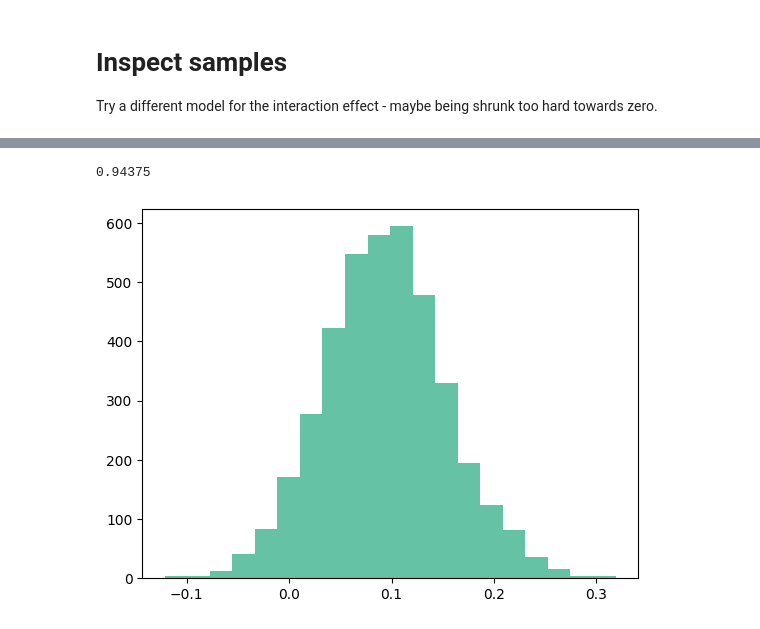
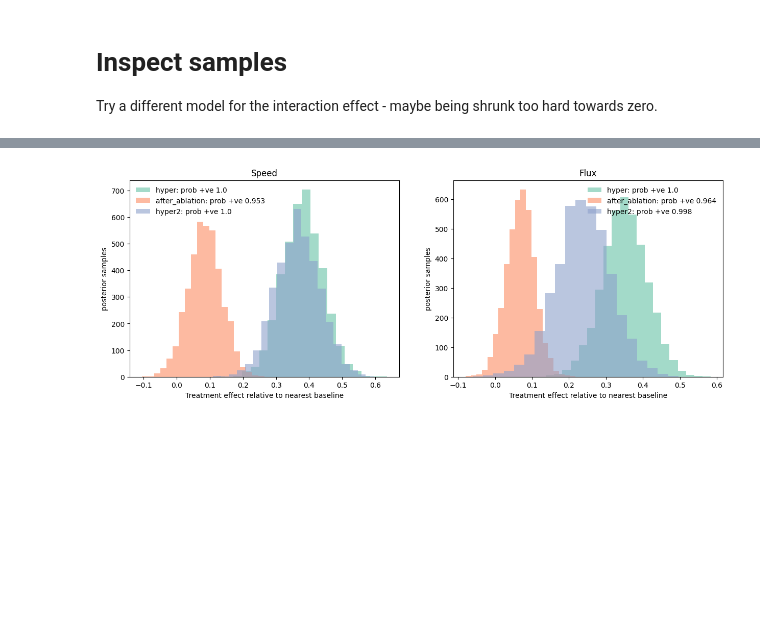
Before and after one commit to teddygroves/sphincter, a Jupyter notebook: sphincter/flow.ipynb, the cells around one changed output, grey strips where cells are left out. Cells and saved outputs as stored; diff of their text form; code cells hidden in the pictures; blank space fills up the shorter version.

```diff
--- a/sphincter/flow.ipynb
+++ b/sphincter/flow.ipynb
@@ -194,0 +200,11 @@ az.plot_forest(
+# %%
+f, ax = plt.subplots(figsize=[8, 10], sharex=True)
+az.plot_forest(
+    [idatas["flow-big-flux"], idatas["flow-big-speed"]],
+    model_names=["flux model", "speed model"],
+    ax=ax,
+    combined=True,
+    var_names=["a_vessel_type_treatment"],
+);
+ax.set(title="Vessel type:treatment interaction parameters in the flux and speed models", xlabel="Parameter value (standardised units)");
+f.savefig(os.path.join(PLOTS_DIR, f"flow-interaction-parameters.png"), bbox_inches="tight")
@@ -195,5 +213,11 @@ az.plot_forest(
 # %%
-t = idata.posterior["mu"].sel(age="adult") - idata.posterior["mu"].sel(age="old")
+f, axes = plt.subplots(1, 2, figsize=[15, 5])
 
-plt.hist(t.values.flatten(), bins=20);
+for ax, (idata_name, idata) in zip(axes, idatas.items()):
+    t = idata.posterior["mu"].sel(age="adult") - idata.posterior["mu"].sel(age="old")
+    pr = str(round((t > 0).mean().values[()], 3))
+    ax.hist(t.values.flatten(), bins=20, label=f"prob +ve: {pr}");
+    ax.set(title=idata_name, ylabel="Posterior samples", xlabel="Age effect ($\mu_{adult} - \mu_{old}$)")
+    ax.legend(frameon=False)
+f.savefig(os.path.join(PLOTS_DIR, "flow-age-effects.png"), bbox_inches="tight")
 # %% [output]
@@ -201,10 +225,24 @@ plt.hist(t.values.flatten(), bins=20);
 # %%
-t = idata.posterior["a_treatment"].sel(treatment="after_ablation") - idata.posterior["a_treatment"].sel(treatment="after_hyper")
+f, axes = plt.subplots(1, 2, figsize=[15, 5])
 
-print((t > 0).mean().values[()])
-
-plt.hist(t.values.flatten(), bins=20);
+for ax, (idata_name, idata) in zip(axes, idatas.items()):
+    for before, after in zip(
+        ["baseline", "after_hyper", "after_hyper"],
+        ["hyper", "after_ablation", "hyper2"]
+    ):
+        t = (
+            idata.posterior["a_treatment"].sel(treatment=after)
+            - idata.posterior["a_treatment"].sel(treatment=before)
+        )
+        pr = str(round((t > 0).mean().values[()], 3))
+        ax.hist(t.values.flatten(), bins=20, label=f"{after}: prob +ve {pr}", alpha=0.6);
+    ax.set(
+        title=idata_name.split("-")[-1].capitalize(),
+        ylabel="posterior samples",
+        xlabel="Treatment effect relative to nearest baseline"
+    )
+    ax.legend(frameon=False)
+f.savefig(os.path.join(PLOTS_DIR, "flow-treatment-effects.png"), bbox_inches="tight")
 # %% [output]
-0.94375
-[figure, old version]
+[figure, new version]
 # %%
```
Also changed, not shown: parts of 22 cells of this notebook, 8 other files.
